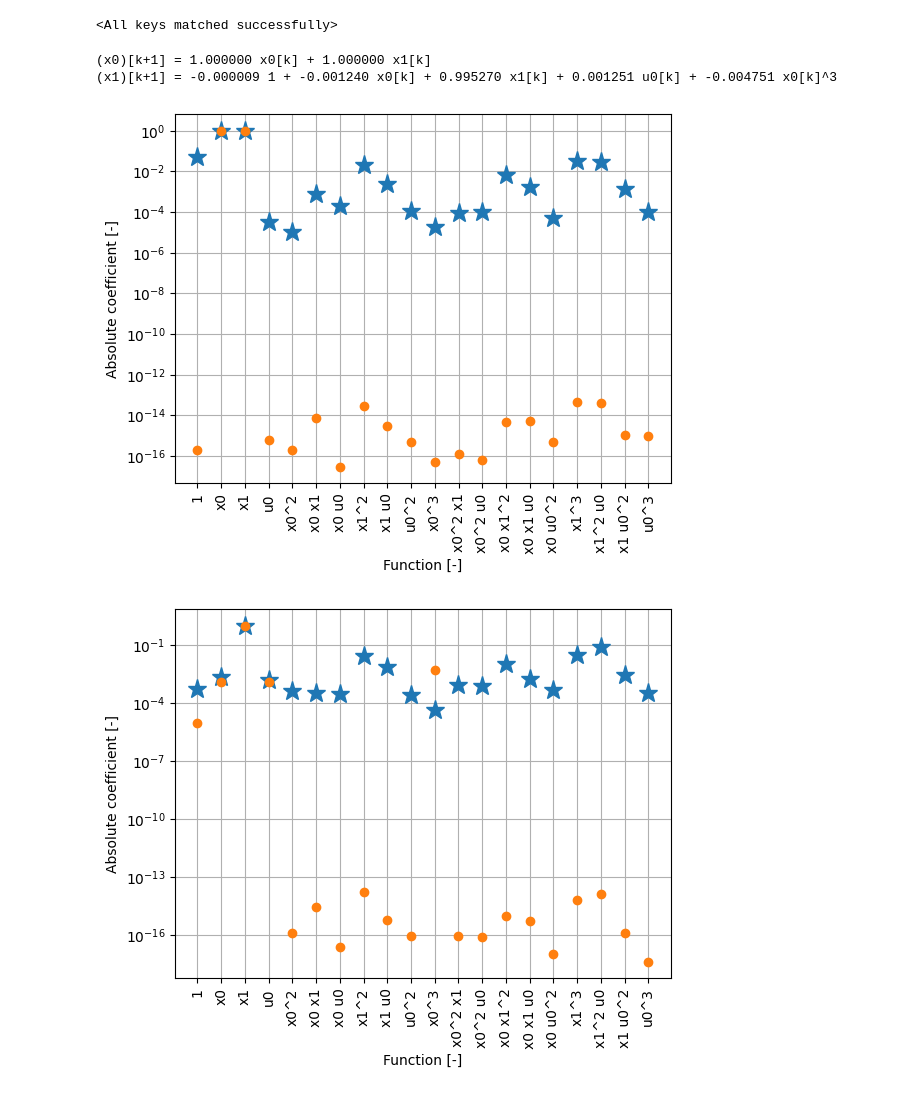
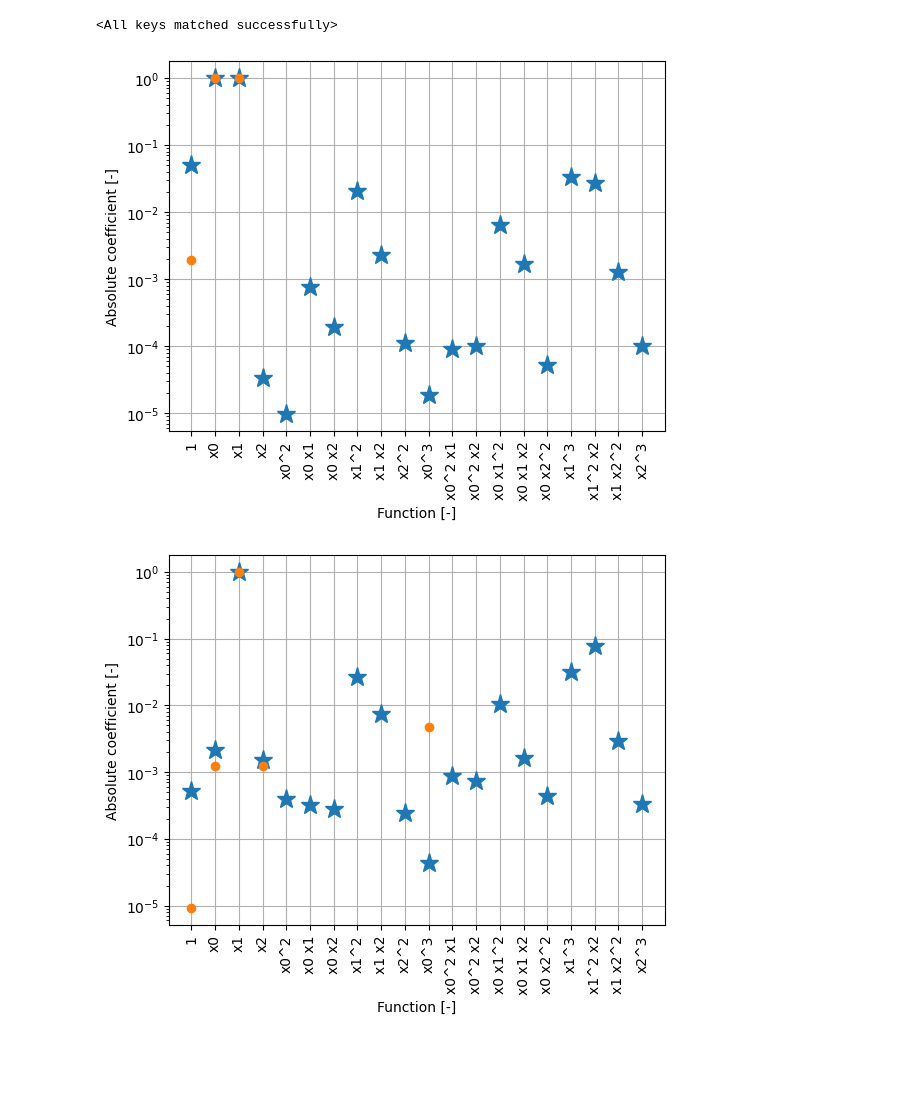
Before and after one commit to JPMellink97/mscth, a Jupyter notebook: test.ipynb, the cells around one changed output. Drawn from its saved outputs; the diff is of its cells as text; code cells hidden in the pictures; blank space fills up the shorter version.

```diff
--- a/test.ipynb
+++ b/test.ipynb
@@ -31,6 +31,10 @@ x_data = out['xOptTot']
 save_dir = r"C:\Users\20173928\OneDrive - TU Eindhoven\Documents\Master\thesis\mscth\data"
 out = loadmat(os.path.join(save_dir,'Silverbox_u_upsampled.mat'))
 u = out['u']
+
+save_dir = r"C:\Users\20173928\OneDrive - TU Eindhoven\Documents\Master\thesis\mscth\data"
+out = loadmat(os.path.join(save_dir,'Maarten_coeff.mat'))
+true_coeff = out['thOpt'][0]
 
 dt = 1
 
@@ -60,7 +64,7 @@ x_train, x_std, x_mu = normalize(x_train)
 
 degree = 3
 
-feature_library=ps.PolynomialLibrary(degree=degree)
+feature_library=ps.PolynomialLibrary(degree=degree)#, include_interaction=False)
 
 # train
 train_x = x_train[:-1,:]
@@ -103,16 +107,3 @@ params = [x.detach().numpy() for x in model.parameters()][0]
 NN_p_1 = params[0, np.abs(params[0,:]) > threshold]
 NN_p_2 = params[1, np.abs(params[1,:]) > threshold]
 NN_p = [NN_p_1, NN_p_2]
-# %%
-s_model = ps.SINDy(
-    optimizer=ps.STLSQ(threshold=0),
-    feature_library=feature_library,
-    discrete_time=True
-)
-
-s_model.fit(x_data, u=u, t=dt)
-
-s_model.print(precision=6)
-# %% [output]
-(x0)[k+1] = 1.000000 x0[k] + 1.000000 x1[k]
-(x1)[k+1] = -0.000009 1 + -0.001240 x0[k] + 0.995270 x1[k] + 0.001251 u0[k] + -0.004751 x0[k]^3
@@ -125,19 +110,30 @@ S_p = [S_p_1, S_p_2]
+# %%
+k1 = true_coeff[0]
+k3 = true_coeff[1]
+c = true_coeff[2]
+d = true_coeff[3]
+yOffset = true_coeff[4]
+uOffset = true_coeff[5]
+
+x1_true = np.array([yOffset, 1, 1])
+x2_true = np.array([d*uOffset, k1, 1-c, d, 0,0,0,0, 0, 0, k3])
+truth = [x1_true, x2_true]
 # %%
 plt.semilogy(np.abs(NN_p[0]),"*", markersize=14)
-plt.semilogy(np.abs(S_p[0]),"o")
-plt.xticks(np.arange(NN_p[0].shape[0]), s_model.get_feature_names(), rotation=90)
+plt.semilogy(np.abs(truth[0]),"o")
+plt.xticks(np.arange(NN_p[0].shape[0]), feature_library.get_feature_names(), rotation=90)
 plt.xlabel("Function [-]")
 plt.ylabel("Absolute coefficient [-]")
 plt.grid()
 plt.show()
 
 plt.semilogy(np.abs(NN_p[1]),"*", markersize=14)
-plt.semilogy(np.abs(S_p[1]),"o")
-plt.xticks(np.arange(NN_p[0].shape[0]), s_model.get_feature_names(), rotation=90)
+plt.semilogy(np.abs(truth[1]),"o")
+plt.xticks(np.arange(NN_p[0].shape[0]), feature_library.get_feature_names(), rotation=90)
 plt.xlabel("Function [-]")
 plt.ylabel("Absolute coefficient [-]")
 plt.grid()
 plt.show()
 # %% [output]
-[figure, old version]
+[figure, new version]
-[figure, old version]
+[figure, new version]
```
Also changed, not shown: parts of 1 cell of this notebook, 2 other files.
